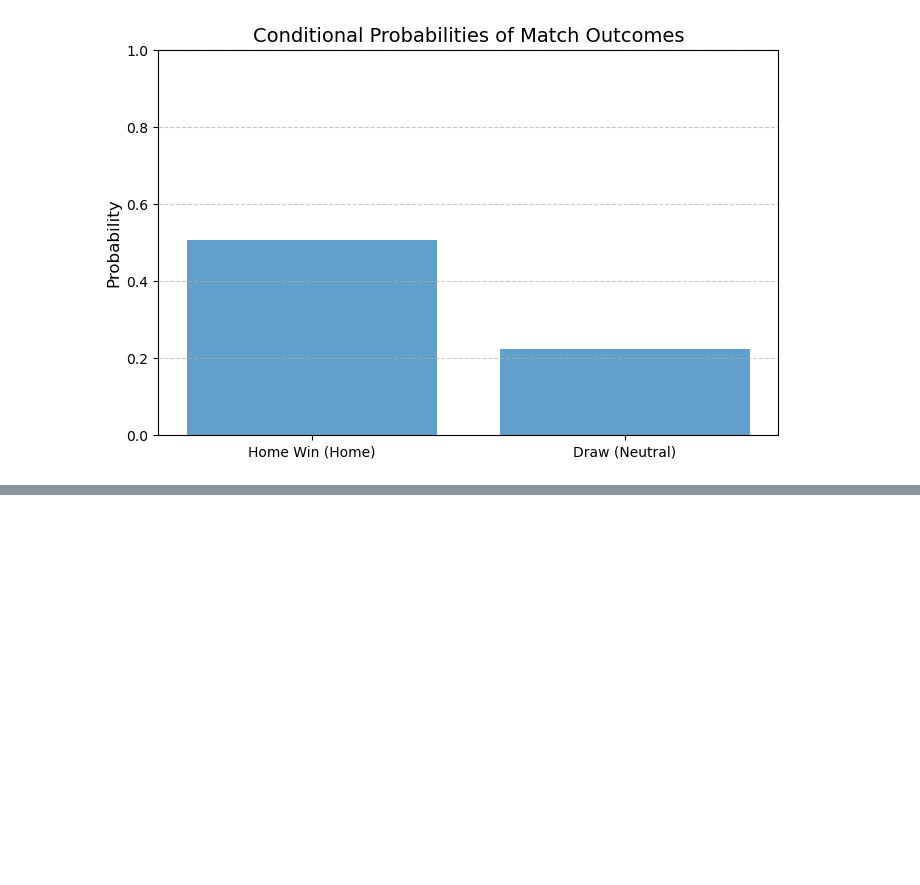
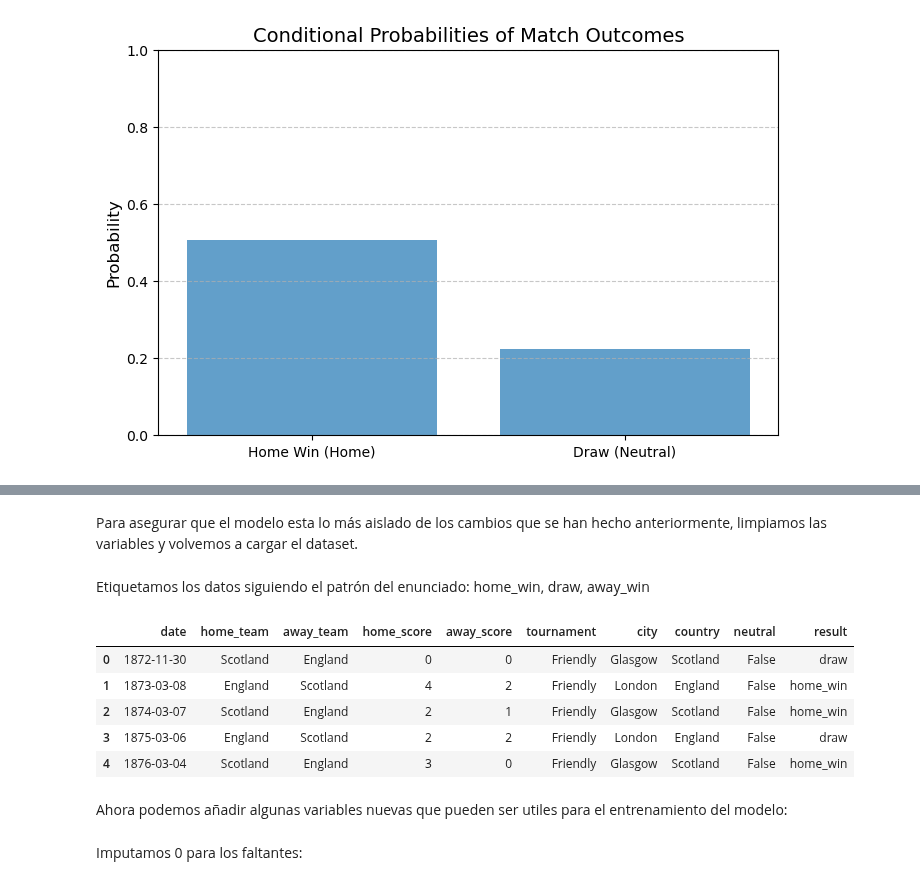
Before and after one commit to nestorojeda/MatematicasFeedback, a Jupyter notebook: code/notebook.ipynb, the cells around one changed output, grey strips where cells are left out. Saved outputs shown, nothing was run; the diff lists cells and outputs as text; code cells hidden in the pictures; blank space fills up the shorter version.

```diff
--- a/code/notebook.ipynb
+++ b/code/notebook.ipynb
@@ -499,0 +509,2 @@ plt.show()
+# %% [markdown]
+Para asegurar que el modelo esta lo más aislado de los cambios que se han hecho anteriormente, limpiamos las variables y volvemos a cargar el dataset.
@@ -499,0 +520,14 @@ plt.show()
+# %% [markdown]
+Etiquetamos los datos siguiendo el patrón del enunciado: home_win, draw, away_win
+# %%
+data["result"] = np.where(data["home_score"] > data["away_score"], "home_win", np.where(data["home_score"] < data["away_score"], "away_win", "draw"))
+data.head()
+# %% [output]
+|  | date | home_team | away_team | home_score | away_score | tournament | city | country | neutral | result |
+| 0 | 1872-11-30 | Scotland | England | 0 | 0 | Friendly | Glasgow | Scotland | False | draw |
+| 1 | 1873-03-08 | England | Scotland | 4 | 2 | Friendly | London | England | False | home_win |
+| 2 | 1874-03-07 | Scotland | England | 2 | 1 | Friendly | Glasgow | Scotland | False | home_win |
+| 3 | 1875-03-06 | England | Scotland | 2 | 2 | Friendly | London | England | False | draw |
+| 4 | 1876-03-04 | Scotland | England | 3 | 0 | Friendly | Glasgow | Scotland | False | home_win |
+# %% [markdown]
+Ahora podemos añadir algunas variables nuevas que pueden ser utiles para el entrenamiento del modelo:
@@ -499,0 +547,2 @@ plt.show()
+# %% [markdown]
+Imputamos 0 para los faltantes:
```
Also changed, not shown: parts of 17 cells of this notebook.
